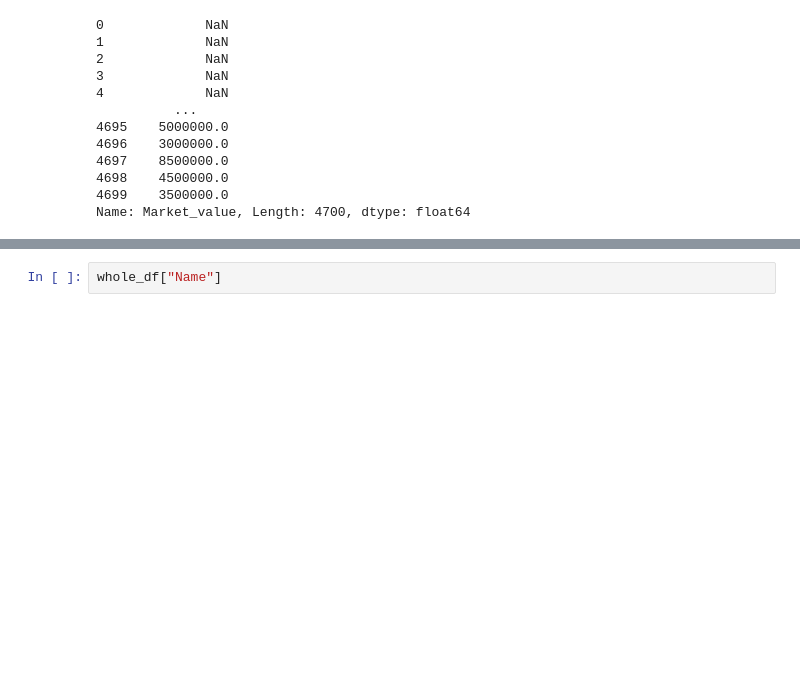
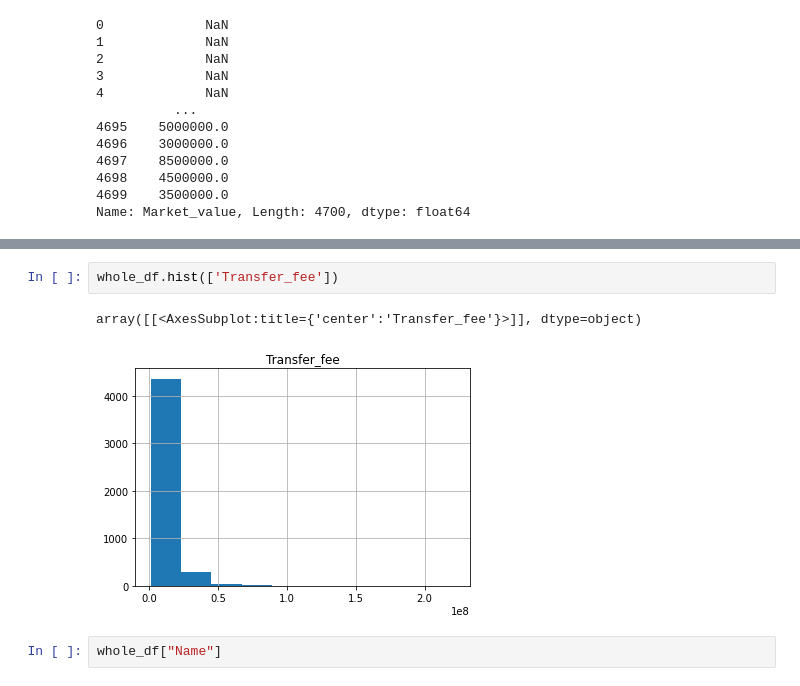
Before and after one commit to parth19184/ML_Project, a Jupyter notebook: preprocessing.ipynb, the cells around one changed output, grey strips where cells are left out. Cells and saved outputs as stored; diff of their text form; blank space fills up the shorter version.

```diff
--- a/preprocessing.ipynb
+++ b/preprocessing.ipynb
@@ -50,5 +50,10 @@ whole_df.isnull().sum().sum()
 # %% [output]
 1260
+# %%
+whole_df.hist(['Transfer_fee'])
+# %% [output]
+array([[<AxesSubplot:title={'center':'Transfer_fee'}>]], dtype=object)
+[figure, added]
 # %%
 whole_df["Name"]
 # %% [output]
```
Also changed, not shown: parts of 22 cells of this notebook, 32 other files.
